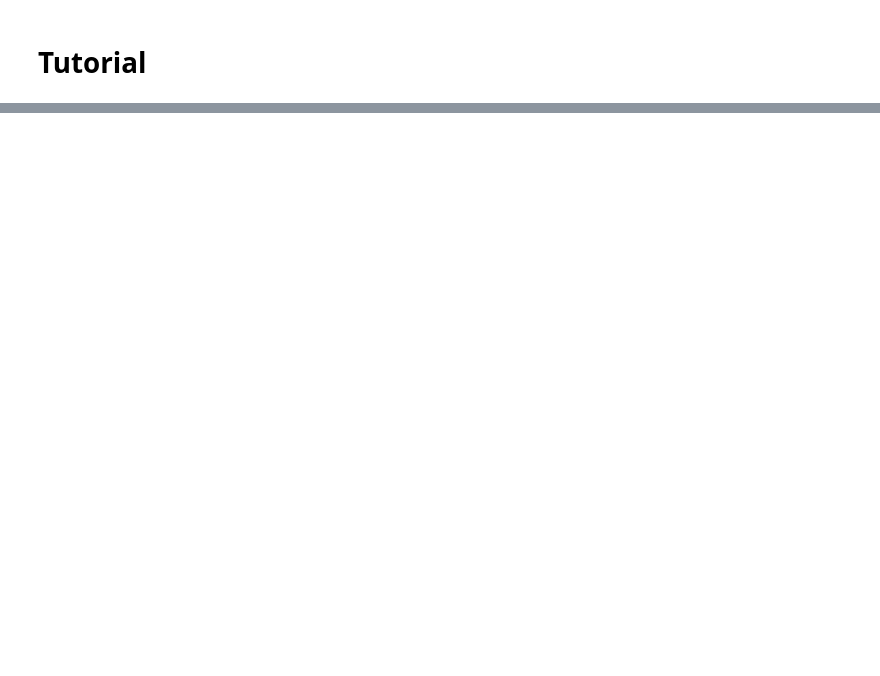
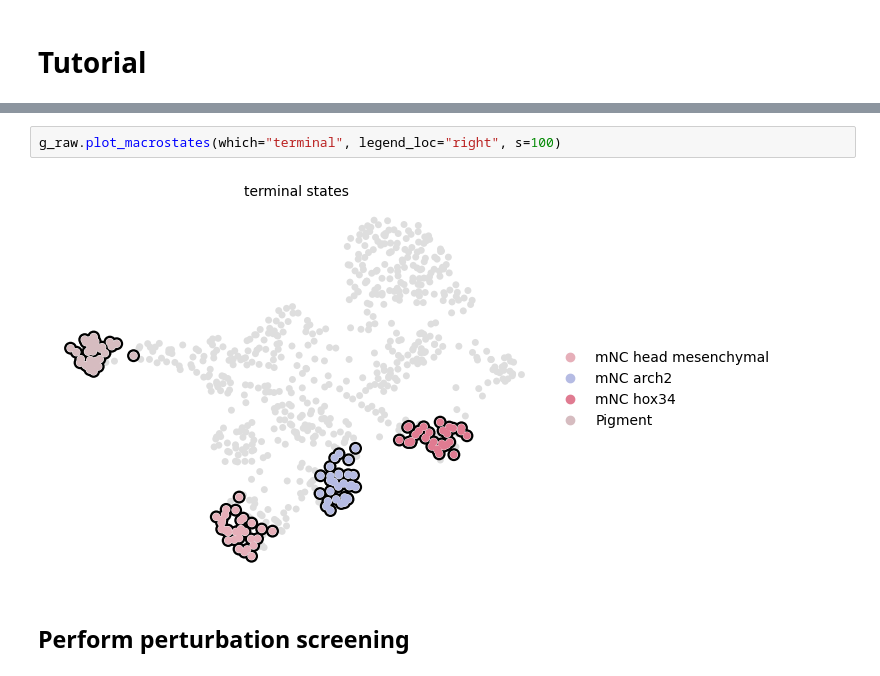
Before and after one commit to yifanchn/regvelo, a Jupyter notebook: docs/tutorial.ipynb, the cells around one changed output, grey strips where cells are left out. Cells and saved outputs as stored; diff of their text form; blank space fills up the shorter version.

```diff
--- a/docs/tutorial.ipynb
+++ b/docs/tutorial.ipynb
@@ -209,0 +125,6 @@ sns.kdeplot(data=adata.var, x="permutation_score")
+# %%
+g_raw.plot_macrostates(which="terminal", legend_loc="right", s=100)
+# %% [output]
+[figure, added]
+# %% [markdown]
+## Perform perturbation screening
```
Also changed, not shown: parts of 52 cells of this notebook, 19 other files.
